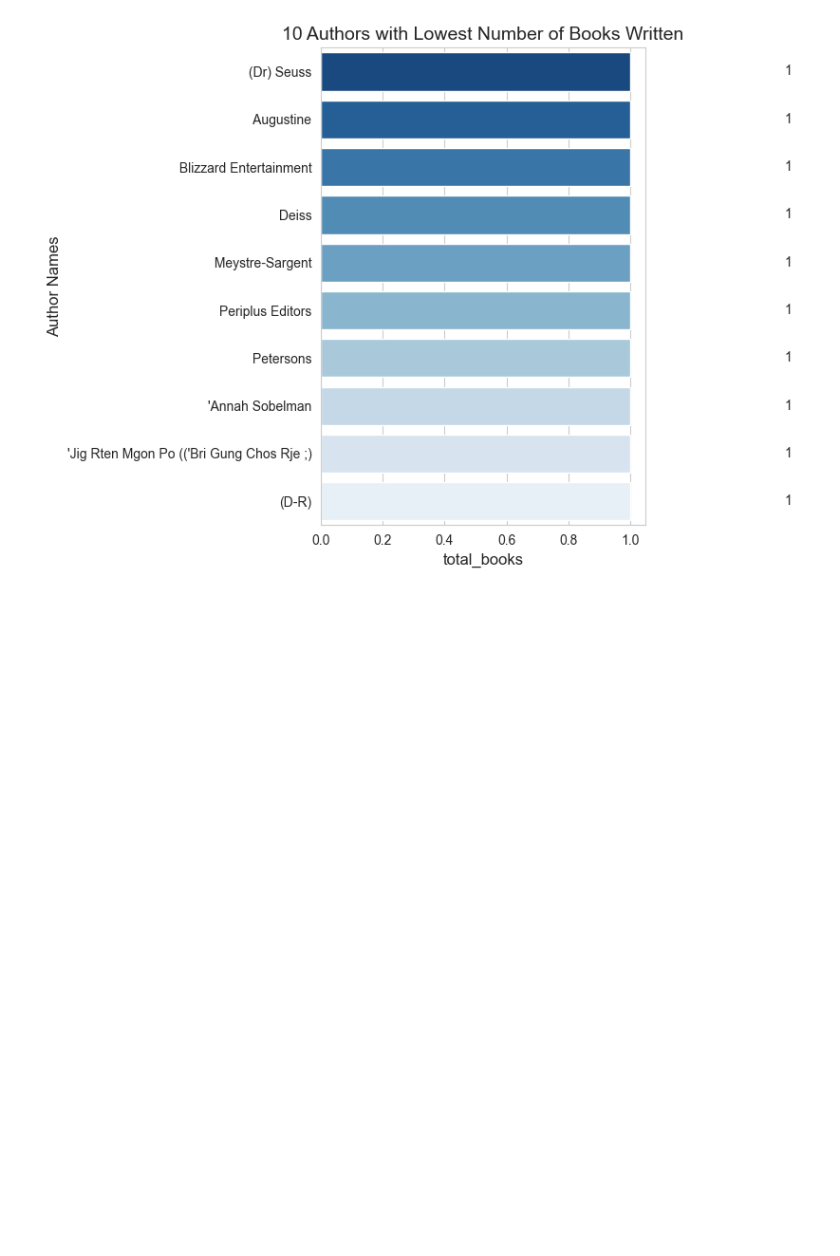
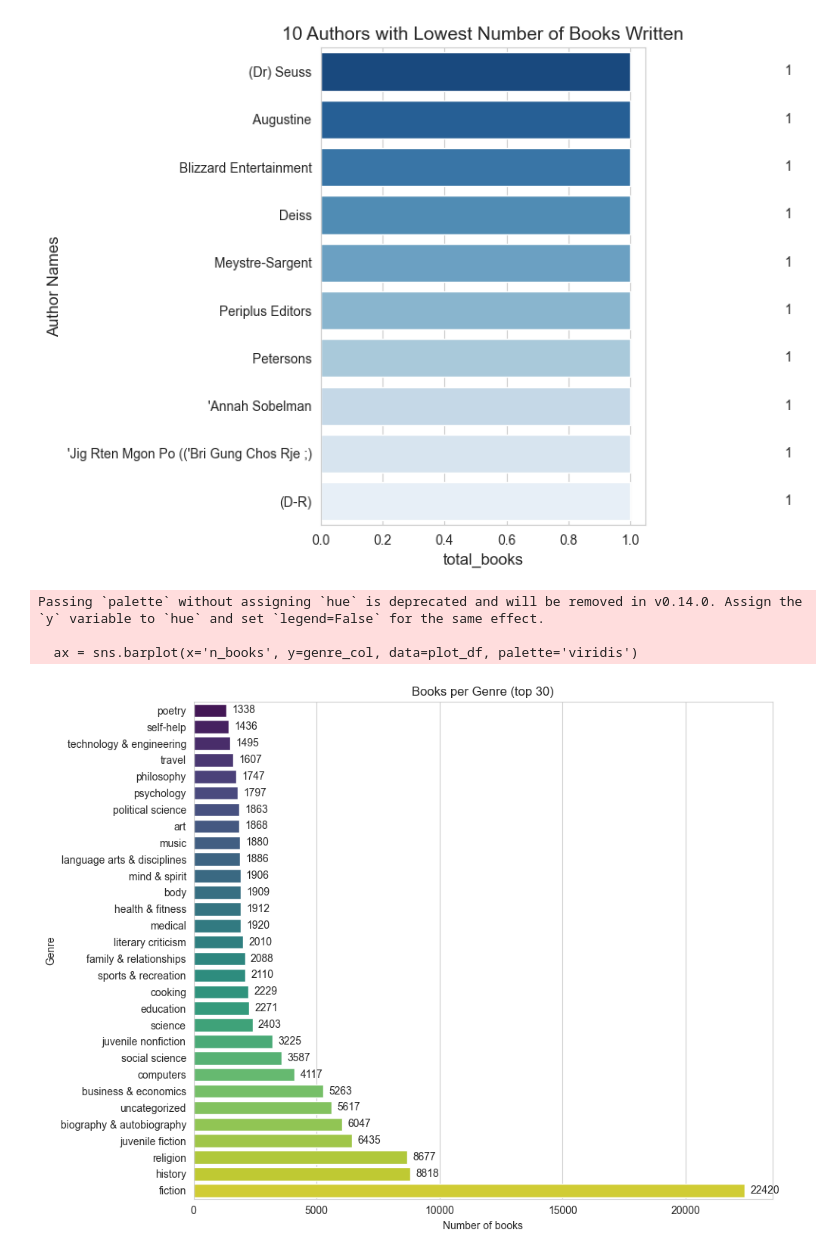
Before and after one commit to nour-nour7/data-science-mini-project, a Jupyter notebook: exploratoryDataAnalysis.ipynb, the cells around one changed output. Cells and saved outputs as stored; diff of their text form; code cells hidden in the pictures; blank space fills up the shorter version.

Commit message:
More models for exploratory data analysis

```diff
--- a/exploratoryDataAnalysis.ipynb
+++ b/exploratoryDataAnalysis.ipynb
@@ -218,3 +218,38 @@ Passing `palette` without assigning `hue` is deprecated and will be removed in v
 
   ax = sns.barplot(
 [figure]
+# %%
+genre_col = 'genre'
+exploded = books[[genre_col, 'Title']].dropna(subset=[genre_col]).copy()
+exploded[genre_col] = exploded[genre_col].astype(str)
+
+sep = ','
+exploded = exploded.assign(**{genre_col: exploded[genre_col].str.split(sep)})
+exploded = exploded.explode(genre_col)
+
+exploded[genre_col] = exploded[genre_col].str.strip().str.lower()
+
+genre_counts = exploded.groupby(genre_col)['Title'].nunique().reset_index(name='n_books')
+genre_counts = genre_counts.sort_values('n_books', ascending=True)
+
+max_display = 30
+plot_df = genre_counts.tail(max_display).copy()
+
+plt.figure(figsize=(10, max(4, len(plot_df)*0.25)))
+sns.set_style('whitegrid')
+ax = sns.barplot(x='n_books', y=genre_col, data=plot_df, palette='viridis')
+ax.set_xlabel('Number of books')
+ax.set_ylabel('Genre')
+ax.set_title('Books per Genre (top {})'.format(max_display))
+
+for p in ax.patches:
+    width = int(p.get_width())
+    ax.text(width + max(plot_df['n_books'].max()*0.01, 1), p.get_y()+p.get_height()/2, str(width), va='center')
+
+plt.tight_layout()
+plt.show()
+# %% [output]
+Passing `palette` without assigning `hue` is deprecated and will be removed in v0.14.0. Assign the `y` variable to `hue` and set `legend=False` for the same effect.
+
+  ax = sns.barplot(x='n_books', y=genre_col, data=plot_df, palette='viridis')
+[figure, added]
```
Also changed, not shown: parts of 2 cells of this notebook.
